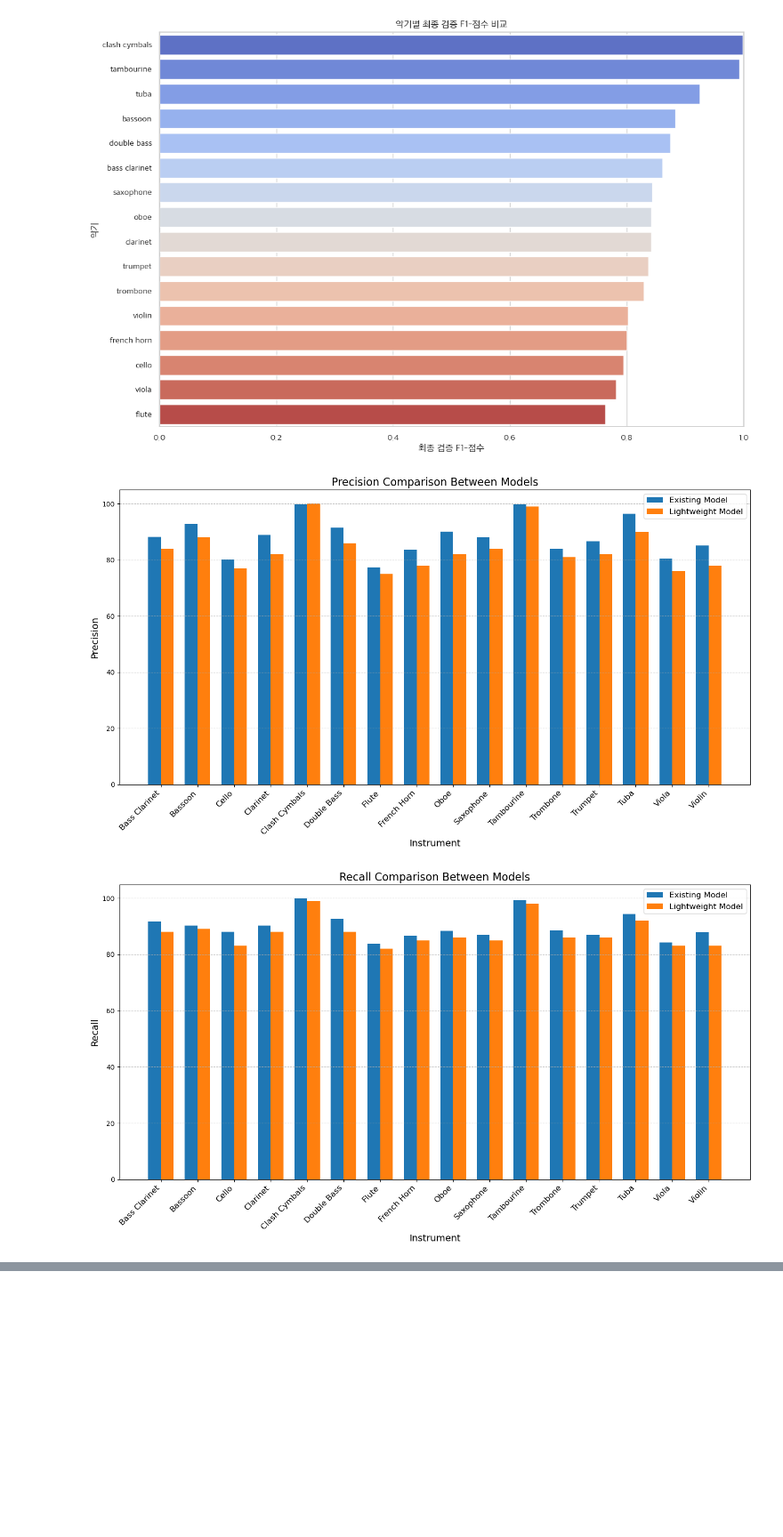
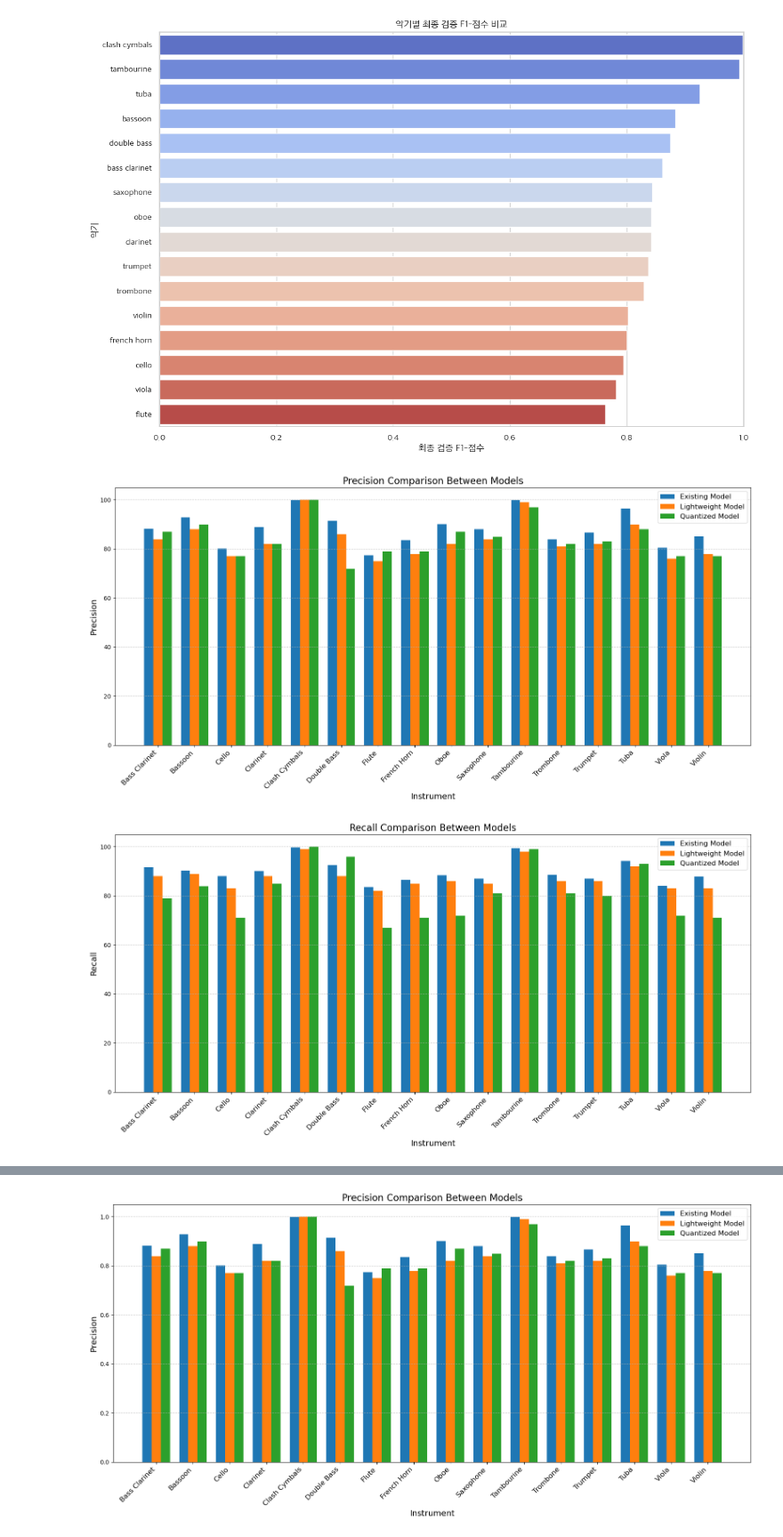
Before and after one commit to Sonus-cbnu/Sonus, a Jupyter notebook: Feature-based/4. result_visualization.ipynb, the cells around one changed output, grey strips where cells are left out. Shown at 89% size. Cells and saved outputs as stored; diff of their text form; code cells hidden in the pictures; blank space fills up the shorter version.

```diff
--- a/Feature-based/4. result_visualization.ipynb
+++ b/Feature-based/4. result_visualization.ipynb
@@ -219,42 +219,88 @@ data_lightweight_model = {
     "F1-Score": [86, 88, 80, 85, 99, 87, 79, 81, 84, 84, 99, 83, 84, 91, 79, 81],
     "Accuracy": [85, 88, 80, 84, 99, 87, 77, 81, 83, 84, 98, 82, 84, 91, 79, 81]
 }
 
+# 양자화 모델 데이터 추가
+data_quantized_model = {
+    "Instrument": [
+        "Bass Clarinet", "Bassoon", "Cello", "Clarinet", "Clash Cymbals",
+        "Double Bass", "Flute", "French Horn", "Oboe", "Saxophone",
+        "Tambourine", "Trombone", "Trumpet", "Tuba", "Viola", "Violin"
+    ],
+    "Precision": [87, 90, 77, 82, 100, 72, 79, 79, 87, 85, 97, 82, 83, 88, 77, 77],
+    "Recall": [79, 84, 71, 85, 100, 96, 67, 71, 72, 81, 99, 81, 80, 93, 72, 71],
+    "F1-Score": [83, 87, 74, 83, 100, 82, 72, 75, 79, 83, 98, 81, 81, 91, 75, 74],
+    "Accuracy": [85, 88, 80, 84, 99, 87, 77, 81, 83, 84, 98, 82, 84, 91, 79, 81]  # Accuracy 추가
+}
+
 # 데이터프레임 생성
 df_existing = pd.DataFrame(data_existing_model)
 df_lightweight = pd.DataFrame(data_lightweight_model)
+df_quantized = pd.DataFrame(data_quantized_model)
 
-# 악기별 비교 시각화 함수 정의
-def plot_comparison(df_existing, df_lightweight, metric):
+# 0에서 1로 정규화하는 함수
+def normalize_column(df, columns):
+    df_normalized = df.copy()
+    for col in columns:
+        df_normalized[col] = df[col] / 100  # 각 값을 100으로 나눠서 0~1 범위로 변환
+    return df_normalized
+
+# 정규화 대상 열
+metrics = ["Precision", "Recall", "F1-Score", "Accuracy"]
+
+# 데이터 정규화
+df_existing_normalized = normalize_column(df_existing, metrics)
+df_lightweight_normalized = normalize_column(df_lightweight, metrics)
+df_quantized_normalized = normalize_column(df_quantized, metrics)
+
+
+
+
+# 모든 모델 비교 시각화 함수 수정
+def plot_comparison_all(df_existing, df_lightweight, df_quantized, metric):
     x = np.arange(len(df_existing["Instrument"]))
-    width = 0.35  # 바 폭
+    width = 0.25  # 바 폭
 
-    fig, ax = plt.subplots(figsize=(14, 8))
-    ax.bar(x - width/2, df_existing[metric], width, label="Existing Model")
-    ax.bar(x + width/2, df_lightweight[metric], width, label="Lightweight Model")
+    fig, ax = plt.subplots(figsize=(16, 8))
+    ax.bar(x - width, df_existing[metric], width, label="Existing Model")
+    ax.bar(x, df_lightweight[metric], width, label="Lightweight Model")
+    ax.bar(x + width, df_quantized[metric], width, label="Quantized Model")
 
     ax.set_xlabel("Instrument", fontsize=14)
     ax.set_ylabel(metric, fontsize=14)
     ax.set_title(f"{metric} Comparison Between Models", fontsize=16)
     ax.set_xticks(x)
     ax.set_xticklabels(df_existing["Instrument"], rotation=45, ha="right", fontsize=12)
     ax.legend(fontsize=12)
     ax.grid(axis="y", linestyle="--", alpha=0.7)
 
     plt.tight_layout()
     plt.show()
 
 # Precision 비교
-plot_comparison(df_existing, df_lightweight, "Precision")
+plot_comparison_all(df_existing, df_lightweight, df_quantized, "Precision")
 
 # Recall 비교
-plot_comparison(df_existing, df_lightweight, "Recall")
+plot_comparison_all(df_existing, df_lightweight, df_quantized, "Recall")
 
 # F1-Score 비교
-plot_comparison(df_existing, df_lightweight, "F1-Score")
+plot_comparison_all(df_existing, df_lightweight, df_quantized, "F1-Score")
 
 # Accuracy 비교
-plot_comparison(df_existing, df_lightweight, "Accuracy")
+plot_comparison_all(df_existing, df_lightweight, df_quantized, "Accuracy")
+
+
+# 정규화된 Precision 비교
+plot_comparison_all(df_existing_normalized, df_lightweight_normalized, df_quantized_normalized, "Precision")
+
+# 정규화된 Recall 비교
+plot_comparison_all(df_existing_normalized, df_lightweight_normalized, df_quantized_normalized, "Recall")
+
+# 정규화된 F1-Score 비교
+plot_comparison_all(df_existing_normalized, df_lightweight_normalized, df_quantized_normalized, "F1-Score")
+
+# 정규화된 Accuracy 비교
+plot_comparison_all(df_existing_normalized, df_lightweight_normalized, df_quantized_normalized, "Accuracy")
 # %% [output]
-[figure, old version]
+[figure, new version]
-[figure, old version]
+[figure, new version]
@@ -262,0 +309 @@ plot_comparison(df_existing, df_lightweight, "Accuracy")
+[figure, added]
```
Also changed, not shown: parts of 1 cell of this notebook, 1 other file.
